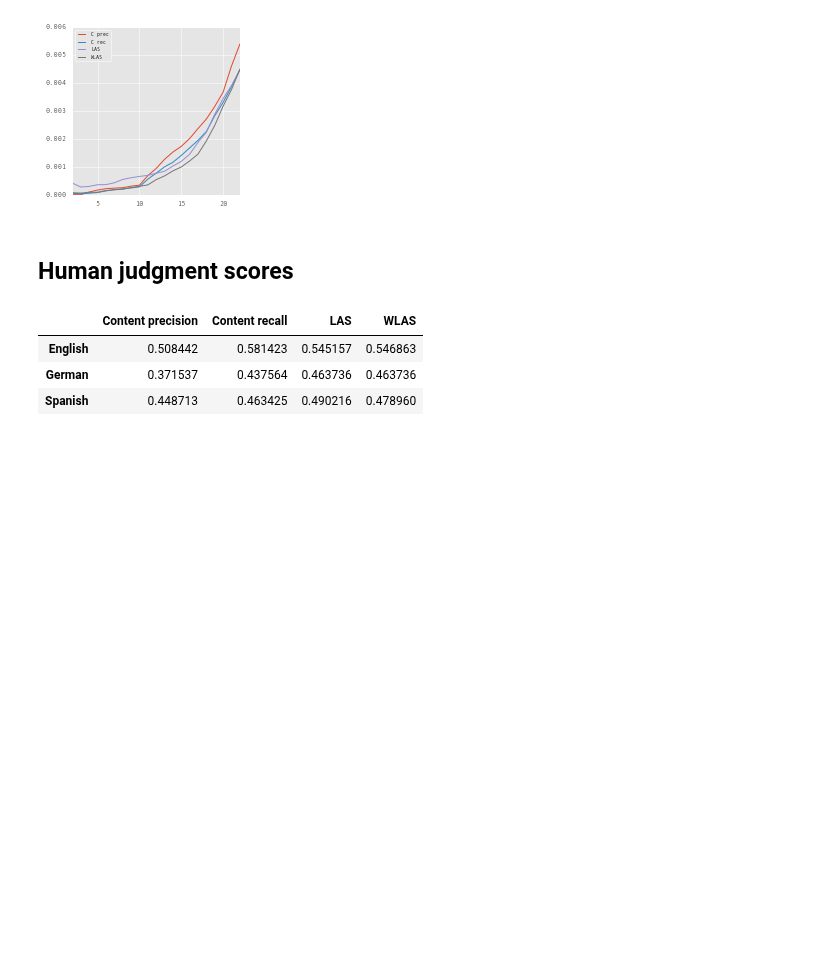
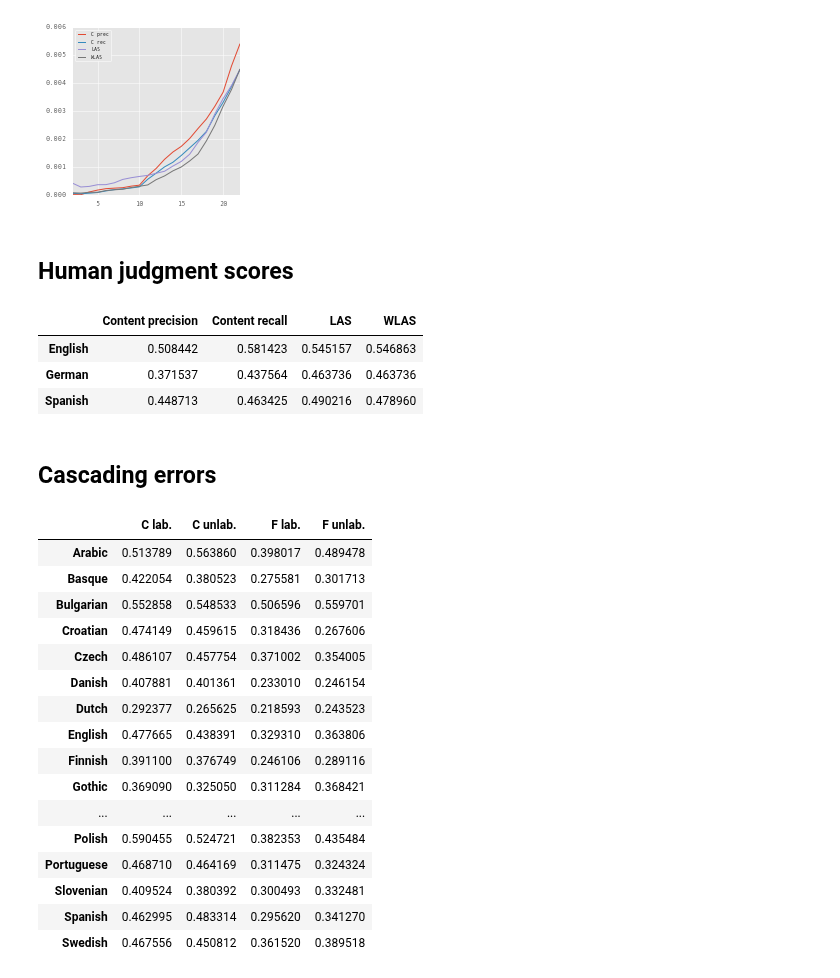
Before and after one commit to jimmycallin/udeval, a Jupyter notebook: notebooks/Paper figures.ipynb, the cells around one changed output. Drawn from its saved outputs; the diff is of its cells as text; code cells hidden in the pictures; blank space fills up the shorter version.

```diff
--- a/notebooks/Paper figures.ipynb
+++ b/notebooks/Paper figures.ipynb
@@ -137,3 +137,32 @@ hujudg
 | English | 0.508442 | 0.581423 | 0.545157 | 0.546863 |
 | German | 0.371537 | 0.437564 | 0.463736 | 0.463736 |
 | Spanish | 0.448713 | 0.463425 | 0.490216 | 0.478960 |
+# %% [markdown]
+## Cascading errors
+# %%
+errors = pd.DataFrame.from_csv('../data/maltdefault.cascading_errors.csv').rename(index={'Old_Church_Slavonic': 'O.C. Slavonic'},
+                                                                                  columns={'Content labeled': 'C lab.',
+                                                                                           'Content unlabeled': 'C unlab.',
+                                                                                           'Function labeled': 'F lab.',
+                                                                                           'Function unlabeled': 'F unlab.'})
+with open('../paper/tables/cascading_errors.latex', 'w') as w:
+    errors.to_latex(w, column_format="lrr|rr", float_format=lambda x: "{:.2f}".format(x))
+errors
+# %% [output]
+|  | C lab. | C unlab. | F lab. | F unlab. |
+| Arabic | 0.513789 | 0.563860 | 0.398017 | 0.489478 |
+| Basque | 0.422054 | 0.380523 | 0.275581 | 0.301713 |
+| Bulgarian | 0.552858 | 0.548533 | 0.506596 | 0.559701 |
+| Croatian | 0.474149 | 0.459615 | 0.318436 | 0.267606 |
+| Czech | 0.486107 | 0.457754 | 0.371002 | 0.354005 |
+| Danish | 0.407881 | 0.401361 | 0.233010 | 0.246154 |
+| Dutch | 0.292377 | 0.265625 | 0.218593 | 0.243523 |
+| English | 0.477665 | 0.438391 | 0.329310 | 0.363806 |
+| Finnish | 0.391100 | 0.376749 | 0.246106 | 0.289116 |
+| Gothic | 0.369090 | 0.325050 | 0.311284 | 0.368421 |
+| ... | ... | ... | ... | ... |
+| Polish | 0.590455 | 0.524721 | 0.382353 | 0.435484 |
+| Portuguese | 0.468710 | 0.464169 | 0.311475 | 0.324324 |
+| Slovenian | 0.409524 | 0.380392 | 0.300493 | 0.332481 |
+| Spanish | 0.462995 | 0.483314 | 0.295620 | 0.341270 |
+| Swedish | 0.467556 | 0.450812 | 0.361520 | 0.389518 |
```
Also changed, not shown: 5 other files.
